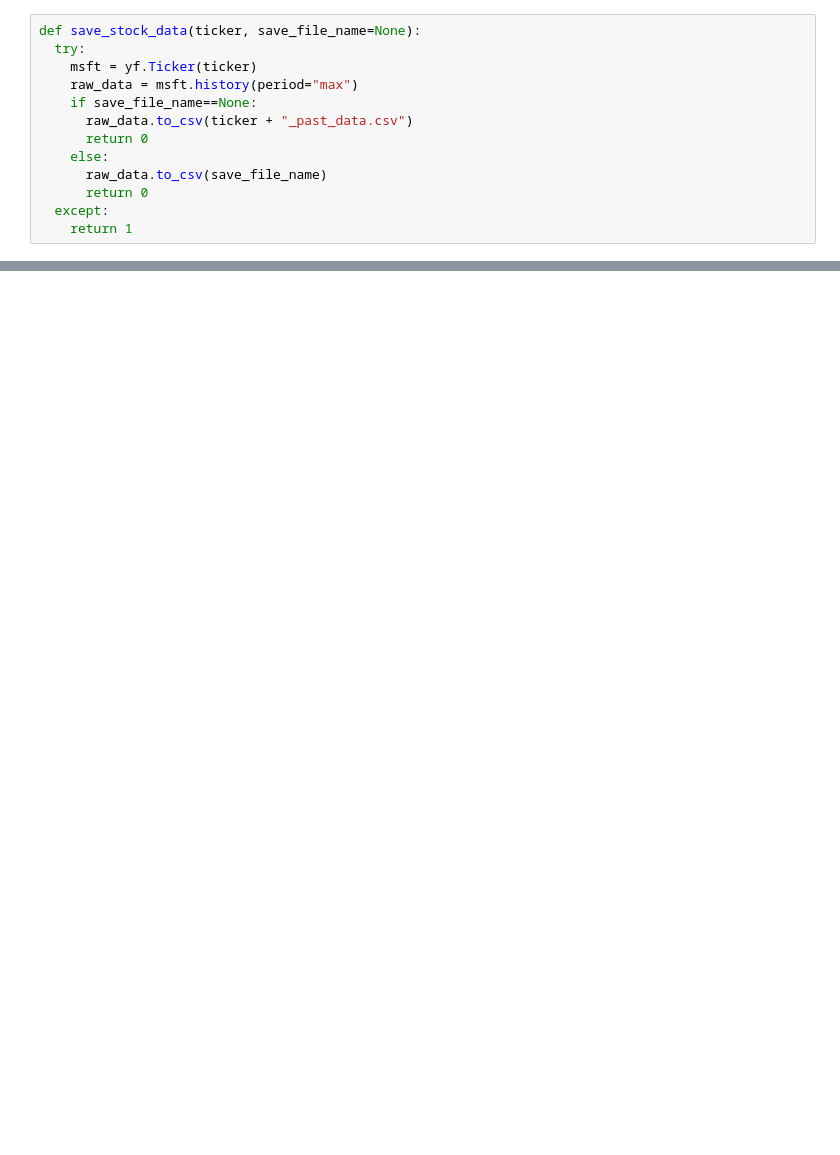
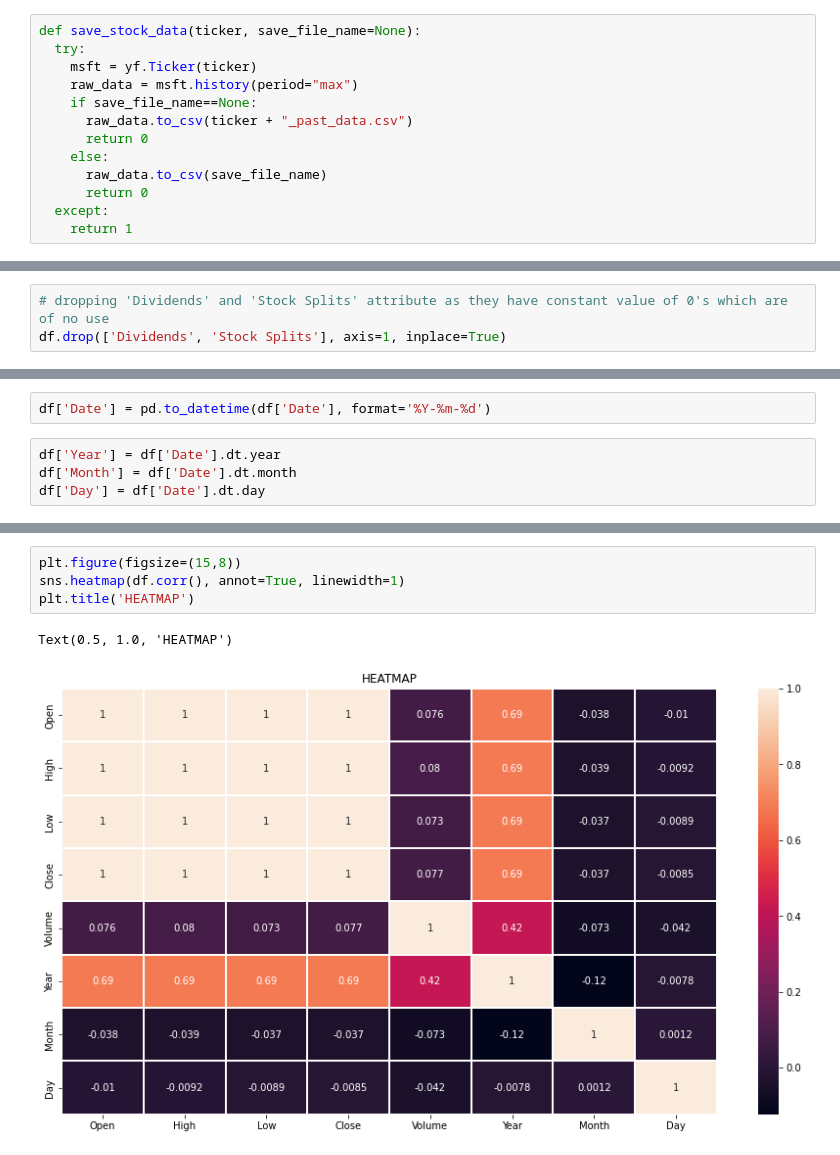
Before and after one commit to bhaktjain/Stock-Market-Movement-Predictor, a Jupyter notebook: historical_data.ipynb, the cells around one changed output, grey strips where cells are left out. Drawn from its saved outputs; the diff is of its cells as text; blank space fills up the shorter version.

```diff
--- a/historical_data.ipynb
+++ b/historical_data.ipynb
@@ -40,0 +91,3 @@ save_stock_data("^NSEI")
+# %%
+# dropping 'Dividends' and 'Stock Splits' attribute as they have constant value of 0's which are of no use
+df.drop(['Dividends', 'Stock Splits'], axis=1, inplace=True)
@@ -40,0 +148,6 @@ save_stock_data("^NSEI")
+# %%
+df['Date'] = pd.to_datetime(df['Date'], format='%Y-%m-%d')
+# %%
+df['Year'] = df['Date'].dt.year
+df['Month'] = df['Date'].dt.month
+df['Day'] = df['Date'].dt.day
@@ -40,0 +175,7 @@ save_stock_data("^NSEI")
+# %%
+plt.figure(figsize=(15,8))
+sns.heatmap(df.corr(), annot=True, linewidth=1)
+plt.title('HEATMAP')
+# %% [output]
+Text(0.5, 1.0, 'HEATMAP')
+[figure, added]
```
Also changed, not shown: parts of 18 cells of this notebook.
